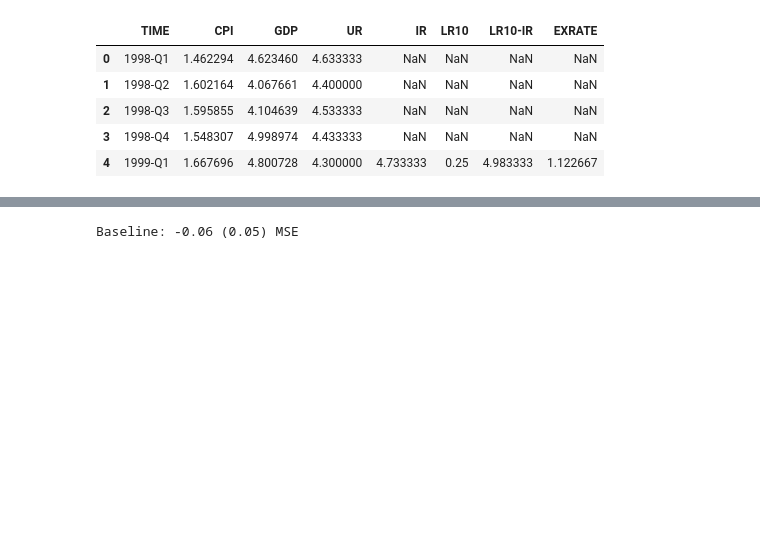
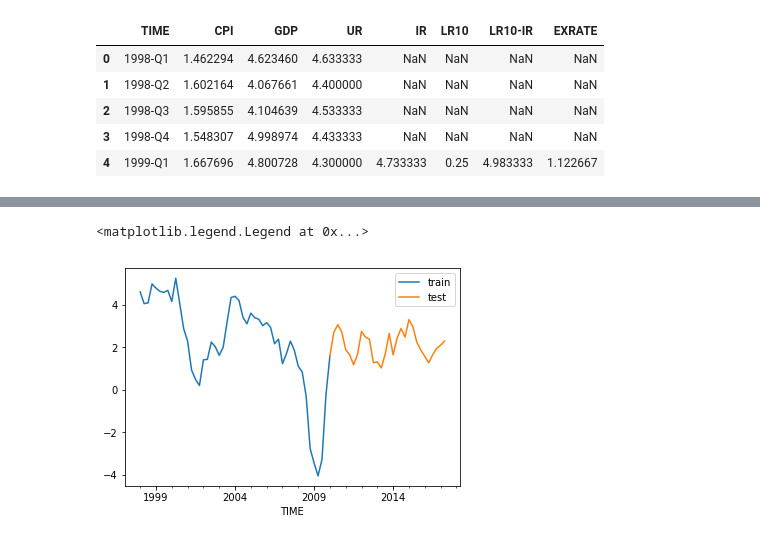
Before and after one commit to Glezzy/Mac-and-DNN, a Jupyter notebook: Project_predict_macroNN.ipynb, the cells around one changed output, grey strips where cells are left out. Drawn from its saved outputs; the diff is of its cells as text; code cells hidden in the pictures; blank space fills up the shorter version.

```diff
--- a/Project_predict_macroNN.ipynb
+++ b/Project_predict_macroNN.ipynb
@@ -40,11 +41,25 @@ Total value of goods produced and also the services provided during one year, he
 # %%
 # load our functions and objects
 import numpy as np
+from numpy import array
+from numpy import hstack
+from numpy import concatenate
 import pandas as pd
+from pandas import DataFrame
+from pandas import concat
+import matplotlib.pyplot as plt
+from matplotlib.pylab import rcParams
 from keras.models import Sequential
 from keras.layers import Dense
-from keras.wrappers.scikit_learn import KerasRegressor
-from sklearn.model_selection import cross_val_score
-from sklearn.model_selection import KFold
-from sklearn.preprocessing import StandardScaler
-from sklearn.pipeline import Pipeline
+from keras.layers import LSTM
+from keras.callbacks import EarlyStopping
+from sklearn.preprocessing import MinMaxScaler
+from sklearn.metrics import mean_squared_error
+from sklearn.metrics import r2_score
+import math
+%matplotlib inline
+
+def adj_r2_score(r2, n, k):
+    return 1-((1-r2)*((n-1)/(n-k-1)))
+
+rcParams ['figure.figsize'] = 10, 10
@@ -108,10 +106,13 @@ np.random.seed(seed)
-# %%
-# evaluation of model
-estimator = KerasRegressor(build_fn=baseline_model, epochs=100, batch_size=5, verbose=0)
-# eval with 10 fold cross validation
-kfold = KFold(n_splits=10, random_state=seed)
-results = cross_val_score(estimator, X, Y, cv=kfold)
-
-print("Baseline: %.2f (%.2f) MSE" % (results.mean(), results.std()))
-# %% [output]
-Baseline: -0.06 (0.05) MSE
+# %%
+# let's split the data
+split_date = pd.Timestamp('01-01-2010')
+
+train = macro[['GDP']].loc[:split_date]
+test = macro[['GDP']].loc[split_date:]
+# plot our splti data
+ax = train.plot()
+test.plot(ax=ax)
+plt.legend(['train', 'test'])
+# %% [output]
+<matplotlib.legend.Legend at 0x...>
+[figure, added]
```
Also changed, not shown: parts of 16 cells of this notebook.
